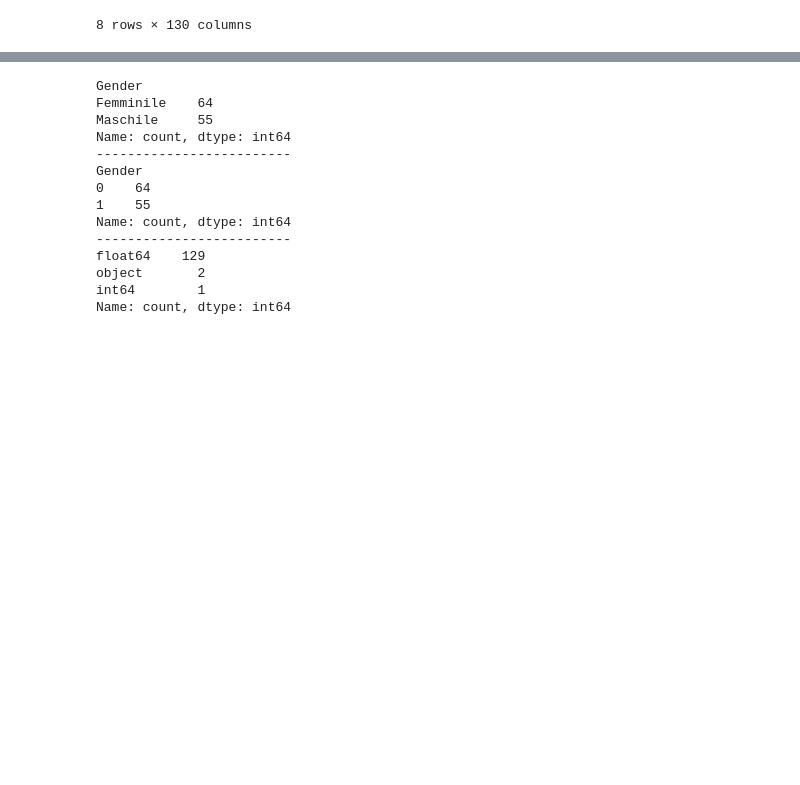
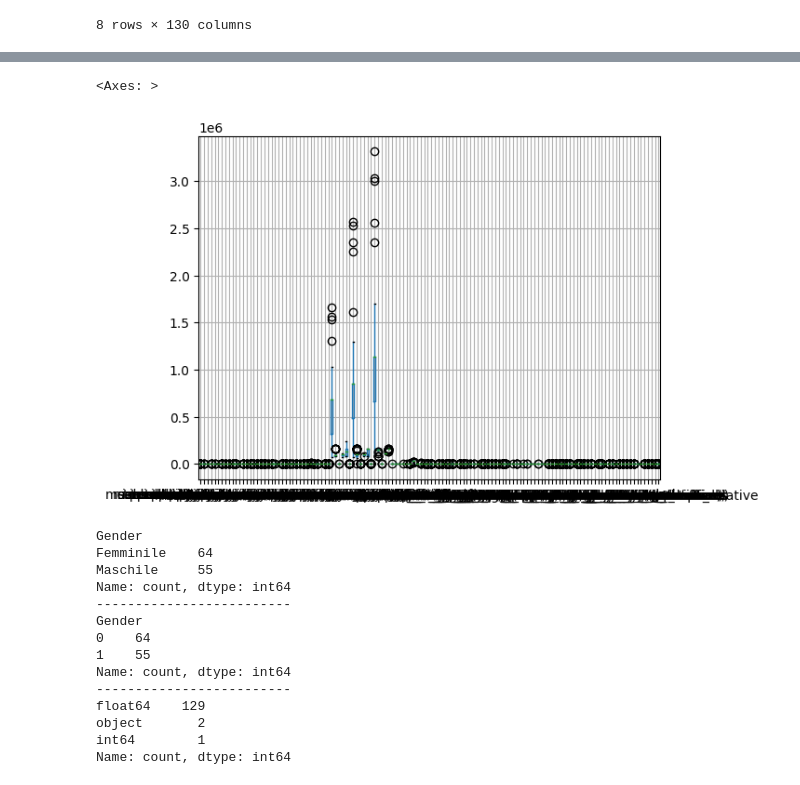
Before and after one commit to fpseverino/progetto-ml-ai, a Jupyter notebook: Main.ipynb, the cells around one changed output, grey strips where cells are left out. Drawn from its saved outputs; the diff is of its cells as text; code cells hidden in the pictures; blank space fills up the shorter version.

```diff
--- a/Main.ipynb
+++ b/Main.ipynb
@@ -145,6 +155,11 @@ df.describe()
 | 75% | 1.112846 | 6.987453 | 2.193548 | 0.654142 | ... |
 | max | 2.169049 | 16.871146 | 2.193548 | 1.460284 | ... |
 8 rows × 130 columns
+# %%
+df.boxplot() # Gli outlier sono diminuiti di un ordine di grandezza
+# %% [output]
+<Axes: >
+[figure, added]
 # %%
 # Controllare valori della colonna Gender
 print(df['Gender'].value_counts())
```
Also changed, not shown: parts of 18 cells of this notebook.
